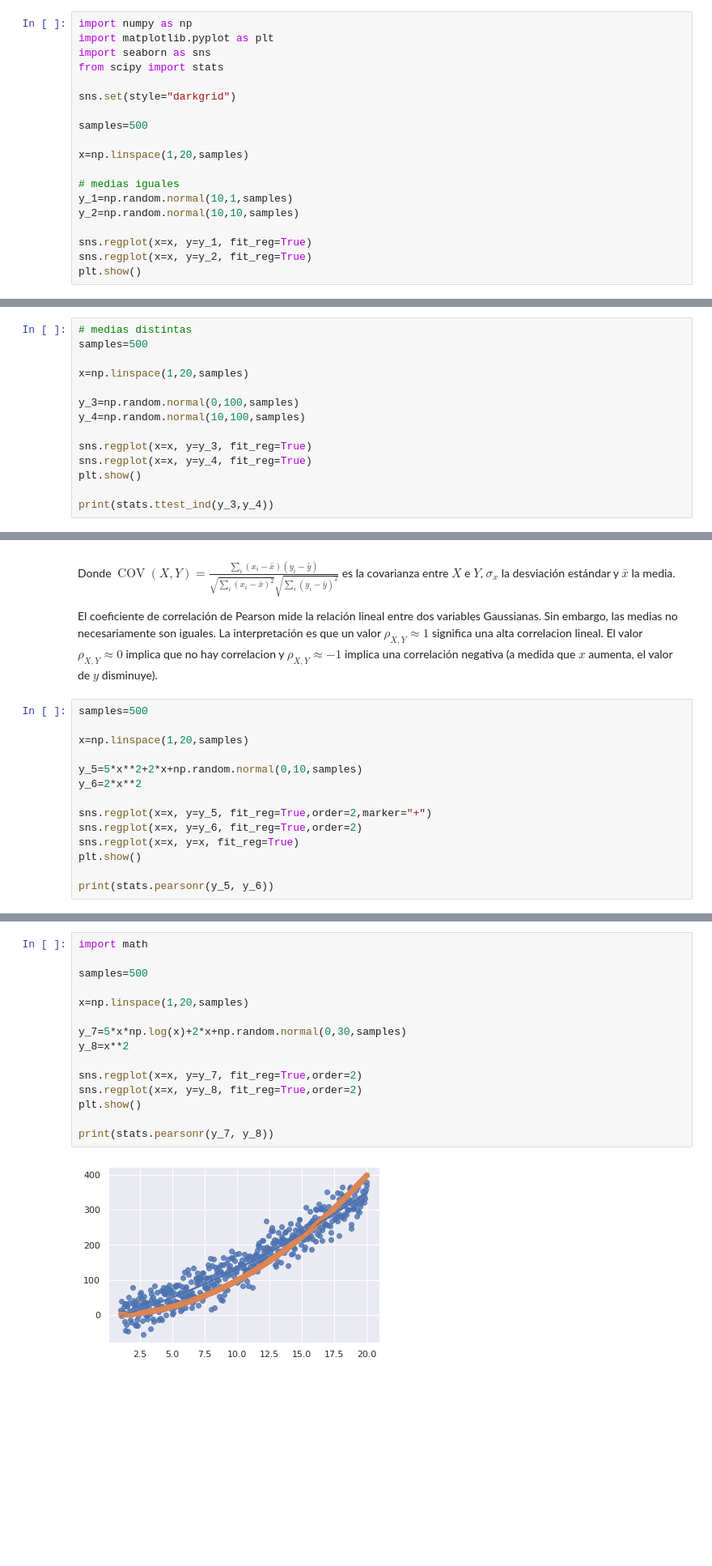
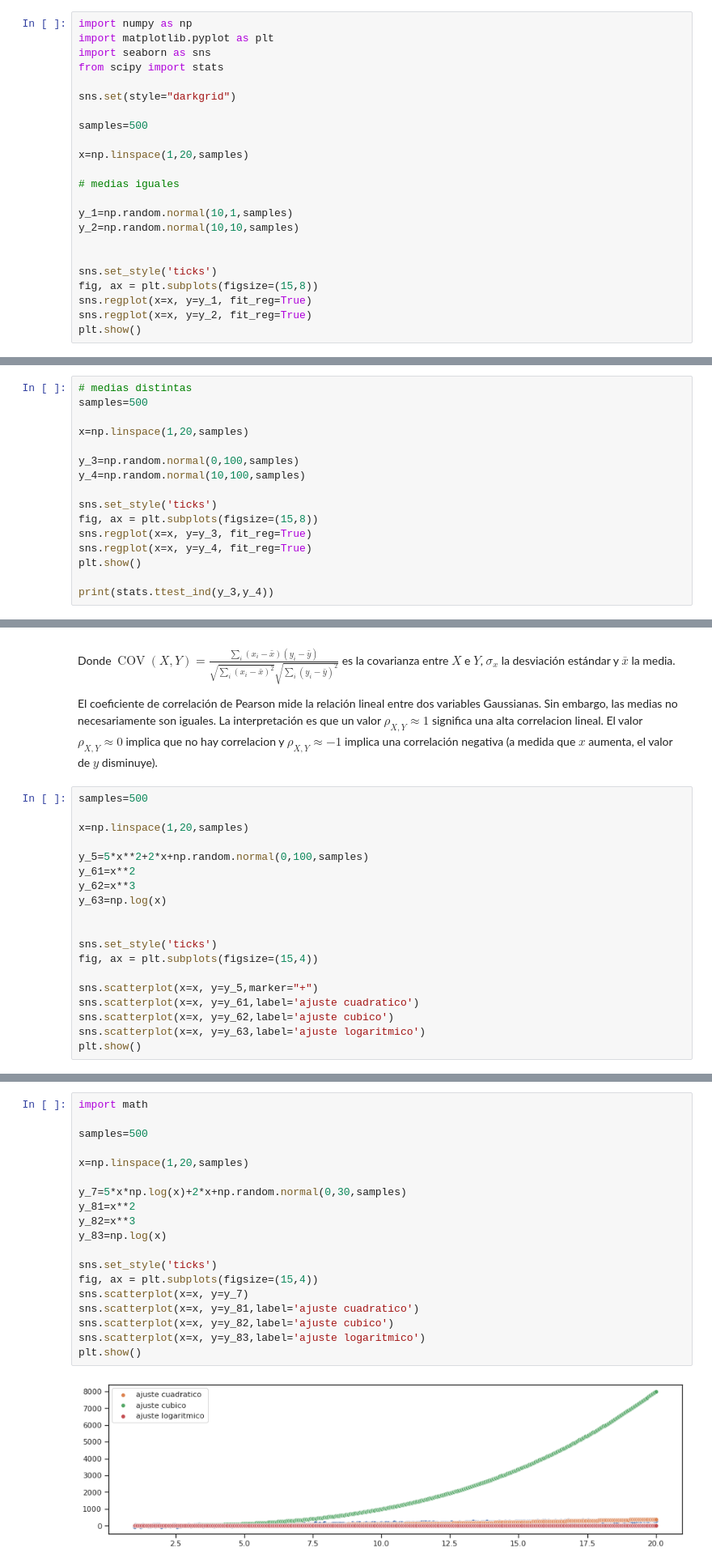
Before and after one commit to sherna90/analisis_algoritmos, a Jupyter notebook: 2.-diseno_experimentos.ipynb, the cells around one changed output, grey strips where cells are left out. Shown at 81% size. Cells and saved outputs as stored; diff of their text form; blank space fills up the shorter version.

```diff
--- a/2.-diseno_experimentos.ipynb
+++ b/2.-diseno_experimentos.ipynb
@@ -26,9 +26,13 @@ samples=500
 x=np.linspace(1,20,samples)
 
 # medias iguales
+
 y_1=np.random.normal(10,1,samples)
 y_2=np.random.normal(10,10,samples)
 
+
+sns.set_style('ticks')
+fig, ax = plt.subplots(figsize=(15,8))
 sns.regplot(x=x, y=y_1, fit_reg=True)
 sns.regplot(x=x, y=y_2, fit_reg=True)
 plt.show()
@@ -72,6 +75,8 @@ x=np.linspace(1,20,samples)
 y_3=np.random.normal(0,100,samples)
 y_4=np.random.normal(10,100,samples)
 
+sns.set_style('ticks')
+fig, ax = plt.subplots(figsize=(15,8))
 sns.regplot(x=x, y=y_3, fit_reg=True)
 sns.regplot(x=x, y=y_4, fit_reg=True)
 plt.show()
@@ -107,13 +112,18 @@ samples=500
 
 x=np.linspace(1,20,samples)
 
-y_5=5*x**2+2*x+np.random.normal(0,10,samples)
-y_6=2*x**2
+y_5=5*x**2+2*x+np.random.normal(0,100,samples)
+y_61=x**2
+y_62=x**3
+y_63=np.log(x)
 
-sns.regplot(x=x, y=y_5, fit_reg=True,order=2,marker="+")
-sns.regplot(x=x, y=y_6, fit_reg=True,order=2)
-sns.regplot(x=x, y=x, fit_reg=True)
+
+sns.set_style('ticks')
+fig, ax = plt.subplots(figsize=(15,4))
+
+sns.scatterplot(x=x, y=y_5,marker="+")
+sns.scatterplot(x=x, y=y_61,label='ajuste cuadratico')
+sns.scatterplot(x=x, y=y_62,label='ajuste cubico')
+sns.scatterplot(x=x, y=y_63,label='ajuste logaritmico')
 plt.show()
-
-print(stats.pearsonr(y_5, y_6))
 # %% [output]
@@ -126,17 +139,21 @@ print(stats.pearsonr(y_6, x))
 # %%
 import math
 
 samples=500
 
 x=np.linspace(1,20,samples)
 
 y_7=5*x*np.log(x)+2*x+np.random.normal(0,30,samples)
-y_8=x**2
+y_81=x**2
+y_82=x**3
+y_83=np.log(x)
 
-sns.regplot(x=x, y=y_7, fit_reg=True,order=2)
-sns.regplot(x=x, y=y_8, fit_reg=True,order=2)
+sns.set_style('ticks')
+fig, ax = plt.subplots(figsize=(15,4))
+sns.scatterplot(x=x, y=y_7)
+sns.scatterplot(x=x, y=y_81,label='ajuste cuadratico')
+sns.scatterplot(x=x, y=y_82,label='ajuste cubico')
+sns.scatterplot(x=x, y=y_83,label='ajuste logaritmico')
 plt.show()
-
-print(stats.pearsonr(y_7, y_8))
 # %% [output]
-[figure, old version]
+[figure, new version]
```
Also changed, not shown: parts of 10 cells of this notebook.
